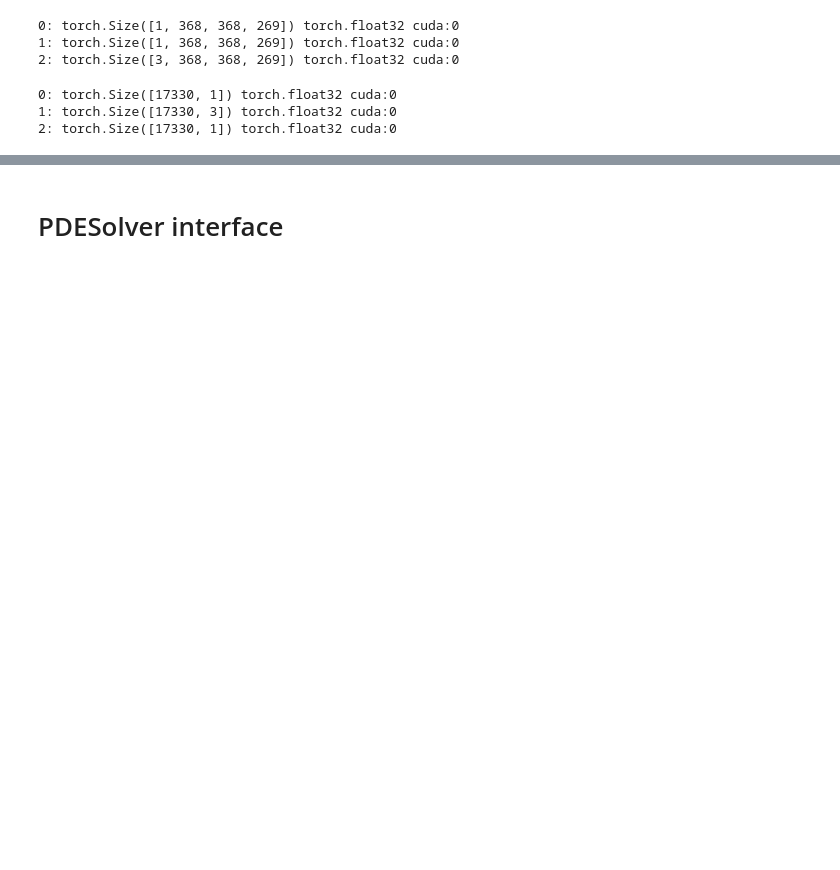
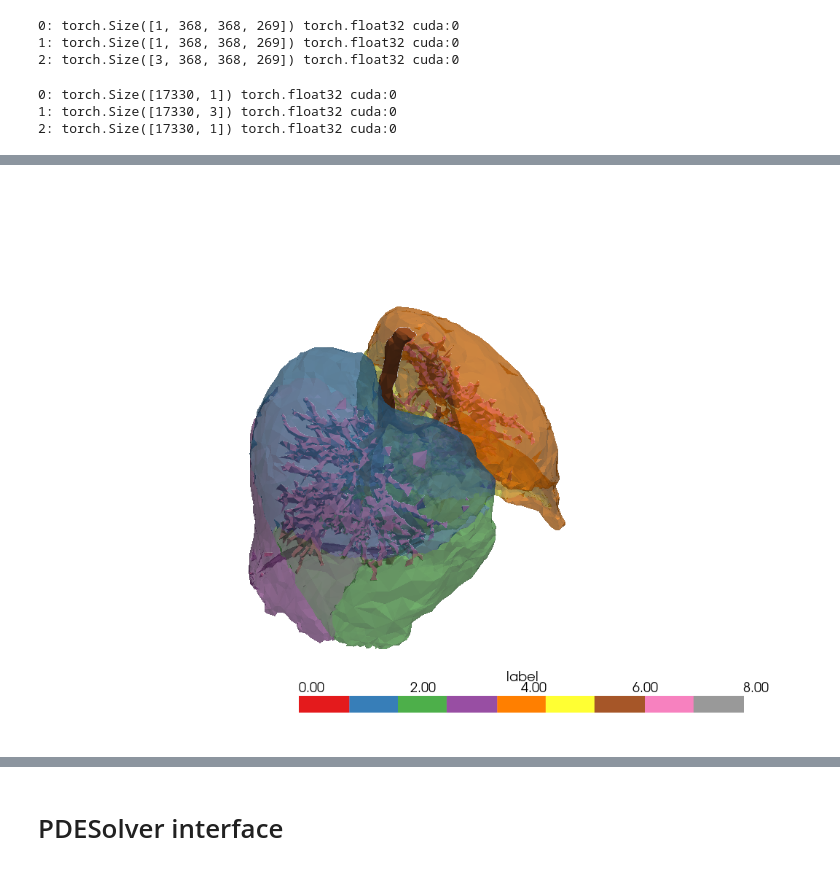
Before and after one commit to mattragoza/lung-project, a Jupyter notebook: notebooks/copdgene/02-fem-simulation.ipynb, the cells around one changed output, grey strips where cells are left out. Saved outputs shown, nothing was run; the diff lists cells and outputs as text; code cells hidden in the pictures; blank space fills up the shorter version.

```diff
--- a/notebooks/copdgene/02-fem-simulation.ipynb
+++ b/notebooks/copdgene/02-fem-simulation.ipynb
@@ -95,0 +169,21 @@ print_tensor_info(image_values, u_obs_values, rho_values)
+# %%
+p = pv.Plotter()
+pv_warped = pv_mesh.warp_by_vector('u_obs', factor=1/mm_to_m)
+p.add_mesh(
+    pv_warped.threshold((1, 5), scalars='label'),
+    scalars='label',
+    cmap='Set1',
+    clim=(0, 8),
+    opacity=0.5,
+)
+p.add_mesh(
+    pv_warped.threshold((6, 7), scalars='label'),
+    scalars='label',
+    cmap='Set1',
+    clim=(0, 8),
+    opacity=1.0
+)
+p.enable_depth_peeling(10)
+p.show(jupyter_backend='static')
+# %% [output]
+[figure, added]
```
Also changed, not shown: parts of 31 cells of this notebook, 5 other files.
